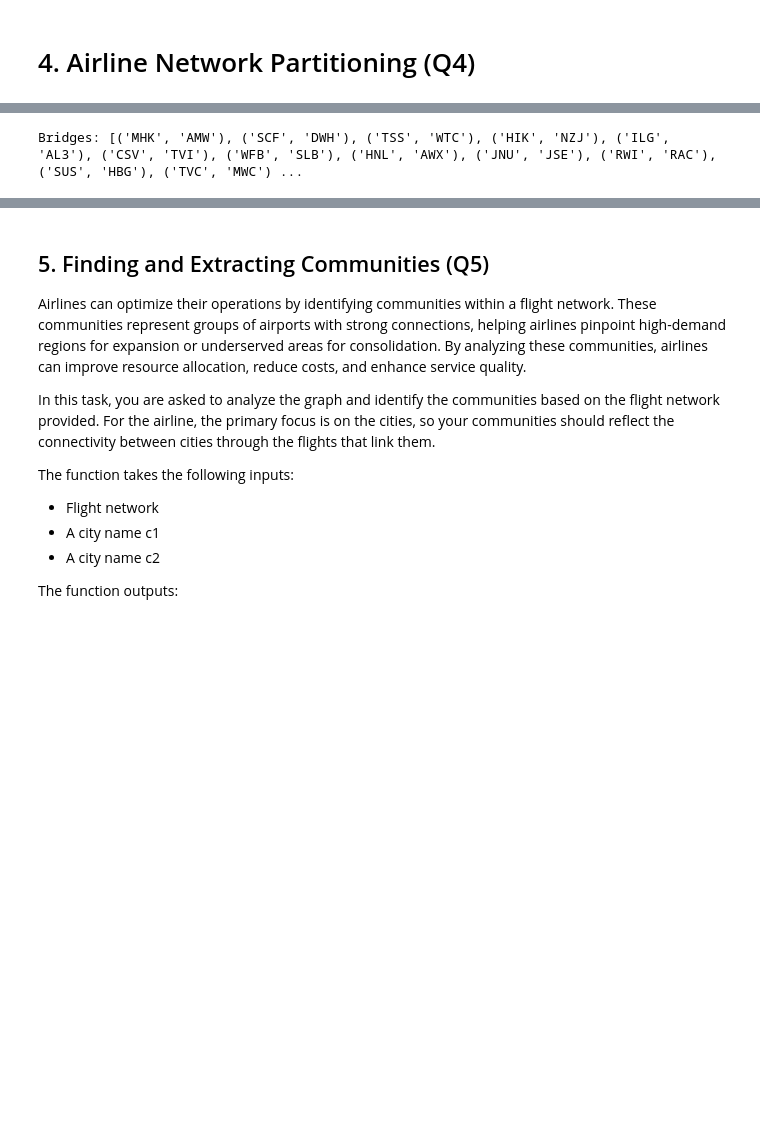
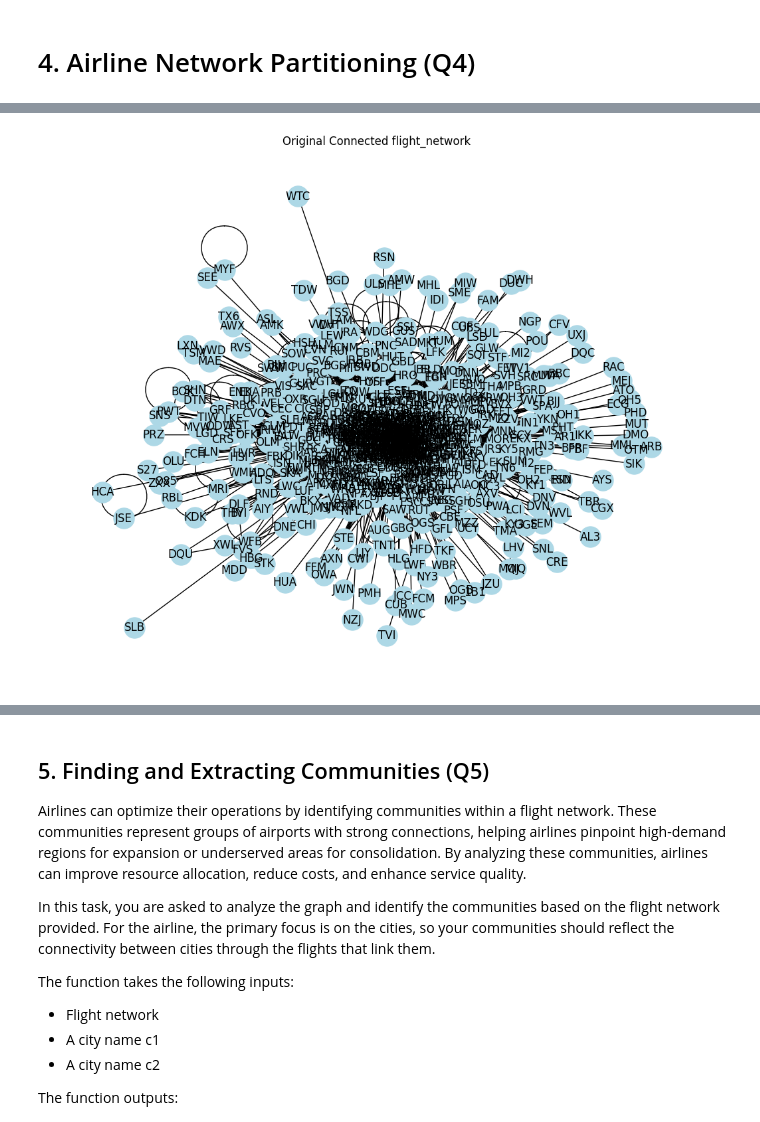
Before and after one commit to Nefeli-Apostolou/ADM_HW05, a Jupyter notebook: main.ipynb, the cells around one changed output, grey strips where cells are left out. Drawn from its saved outputs; the diff is of its cells as text; code cells hidden in the pictures; blank space fills up the shorter version.

```diff
--- a/main.ipynb
+++ b/main.ipynb
@@ -839,44 +825,0 @@ for edge in flight_network.edges():
-# %%
-def find_bridges(adjacency_list):
-    """
-    Find all bridges in the graph represented as an adjacency list.
-    A bridge is an edge that, if removed, disconnects the graph.
-    """
-    time = 0
-    bridges = []
-    visited = set()
-    discovery_time = {}
-    low_time = {}
-    parent = {}
-
-    def dfs(node):
-        nonlocal time
-        visited.add(node)
-        discovery_time[node] = low_time[node] = time
-        time += 1
-
-        for neighbor in adjacency_list[node]:
-            if neighbor not in visited:
-                parent[neighbor] = node
-                dfs(neighbor)
-
-                # Update low value of the current node
-                low_time[node] = min(low_time[node], low_time[neighbor])
-
-                # Check if the edge is a bridge
-                if low_time[neighbor] > discovery_time[node]:
-                    bridges.append((node, neighbor))
-            elif neighbor != parent.get(node):  # Back edge
-                low_time[node] = min(low_time[node], discovery_time[neighbor])
-
-    for node in adjacency_list:
-        if node not in visited:
-            dfs(node)
-
-    return bridges
-
-# Example usage:
-bridges = find_bridges(adjacency_list)
-print("Bridges:", bridges)
-# %% [output]
-Bridges: [('MHK', 'AMW'), ('SCF', 'DWH'), ('TSS', 'WTC'), ('HIK', 'NZJ'), ('ILG', 'AL3'), ('CSV', 'TVI'), ('WFB', 'SLB'), ('HNL', 'AWX'), ('JNU', 'JSE'), ('RWI', 'RAC'), ('SUS', 'HBG'), ('TVC', 'MWC') ...
@@ -893,0 +925,8 @@ remove_bridges(adjacency_list, bridges)
+# %%
+flight_network = nx.Graph()
+flight_network.add_edges_from(data[["Origin_airport", "Destination_airport"]].values)
+# %%
+# Visualize the original graph
+plot_network(flight_network, "Original Connected flight_network")
+# %% [output]
+[figure, added]
```
Also changed, not shown: parts of 6 cells of this notebook.
